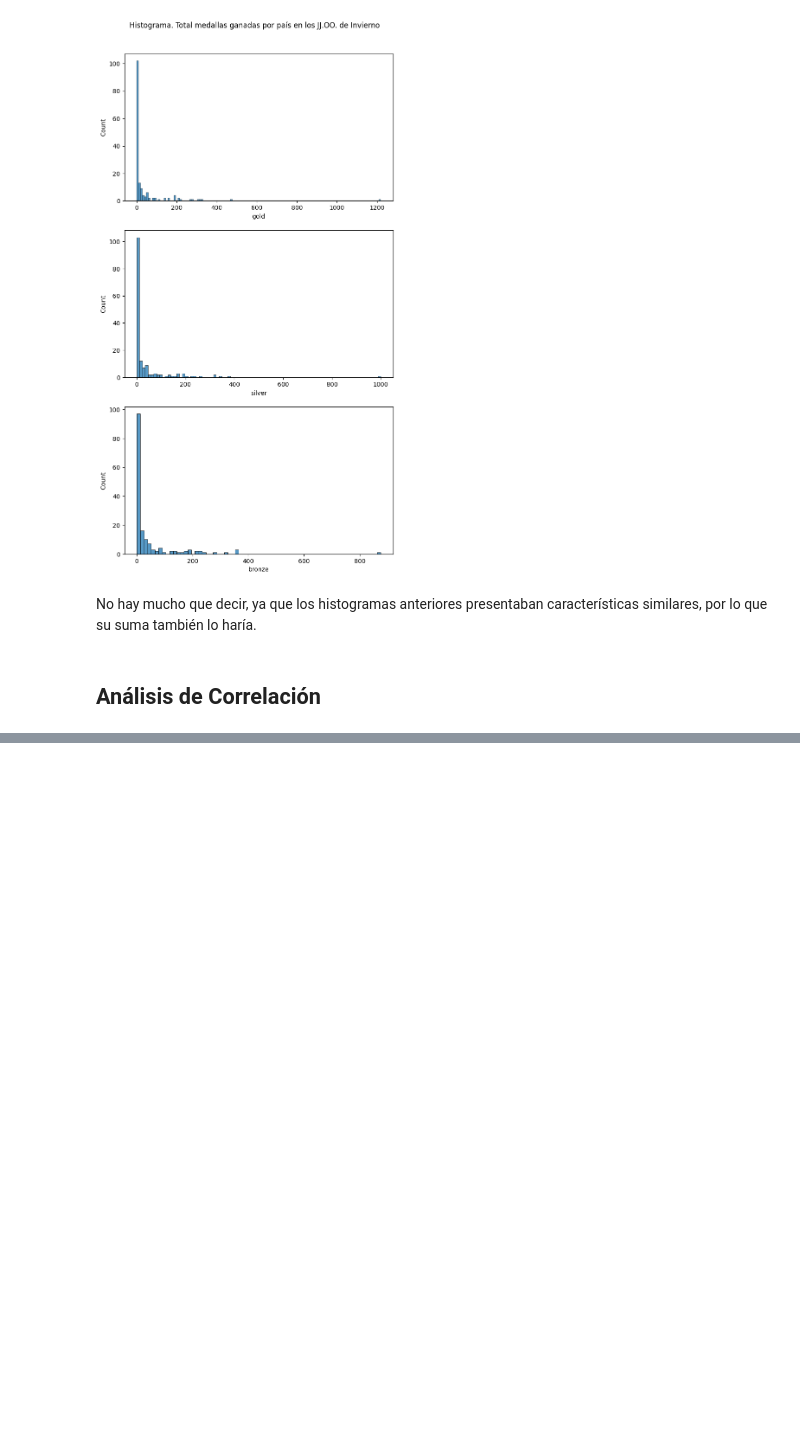
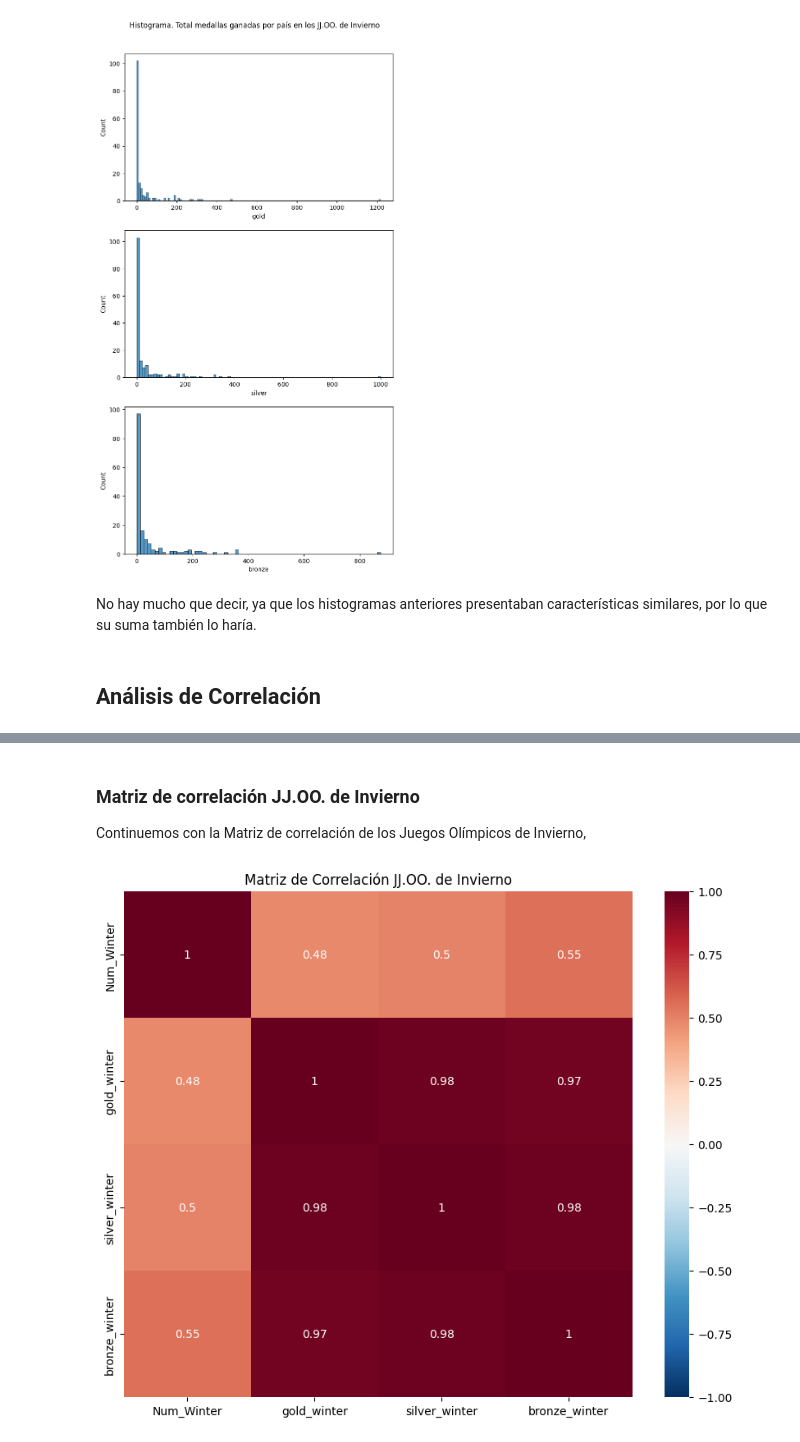
Before and after one commit to leodan52/OlympicMedalsByCountry, a Jupyter notebook: 01-Analisis_estadistico_descriptivo.ipynb, the cells around one changed output, grey strips where cells are left out. Saved outputs shown, nothing was run; the diff lists cells and outputs as text; code cells hidden in the pictures; blank space fills up the shorter version.

```diff
--- a/01-Analisis_estadistico_descriptivo.ipynb
+++ b/01-Analisis_estadistico_descriptivo.ipynb
@@ -409,0 +445,10 @@ No hay mucho que decir, ya que los histogramas anteriores presentaban caracterí
+# %% [markdown]
+### Matriz de correlación JJ.OO. de Invierno
+
+Continuemos con la Matriz de correlación de los Juegos Olímpicos de Invierno,
+# %%
+columns_winter = ["Num_Winter", "gold_winter", "silver_winter", "bronze_winter"]
+
+matriz_correlacion(df_invierno[columns_winter].corr(), title="Matriz de Correlación JJ.OO. de Invierno")
+# %% [output]
+[figure, added]
```
Also changed, not shown: parts of 33 cells of this notebook.
